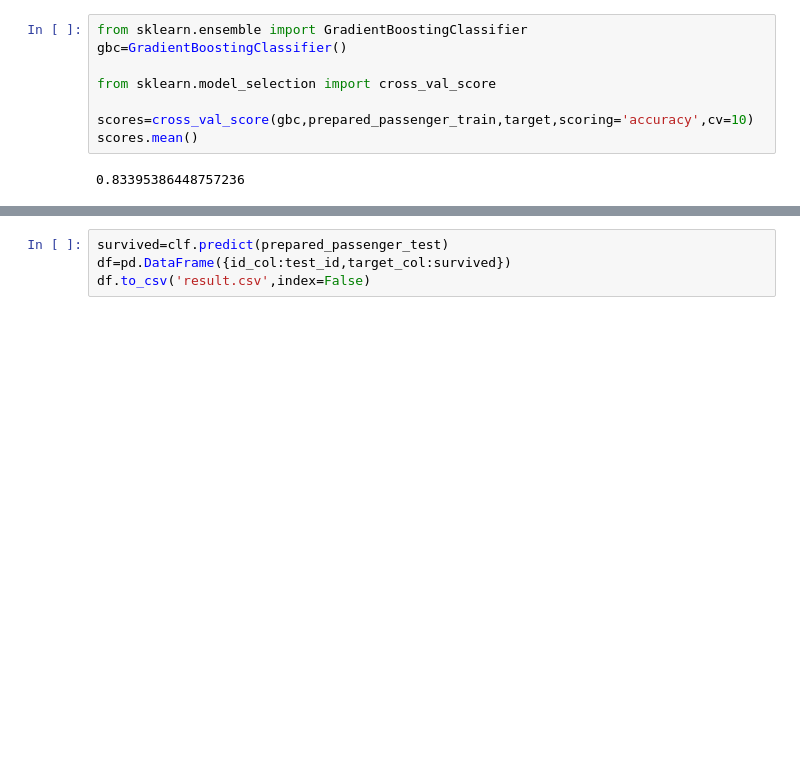
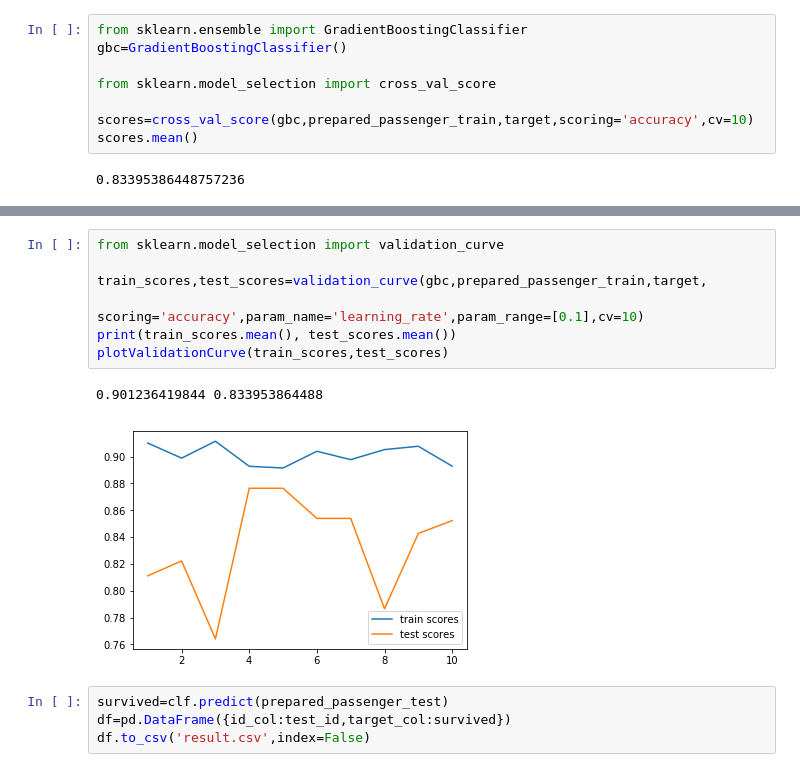
Before and after one commit to acoder1983/kaggle, a Jupyter notebook: titanic/titanic.ipynb, the cells around one changed output, grey strips where cells are left out. Cells and saved outputs as stored; diff of their text form; blank space fills up the shorter version.

```diff
--- a/titanic/titanic.ipynb
+++ b/titanic/titanic.ipynb
@@ -120,3 +159,13 @@ scores.mean()
+# %%
+from sklearn.model_selection import validation_curve
+
+train_scores,test_scores=validation_curve(gbc,prepared_passenger_train,target,
+                                          scoring='accuracy',param_name='learning_rate',param_range=[0.1],cv=10)
+print(train_scores.mean(), test_scores.mean())
+plotValidationCurve(train_scores,test_scores)
+# %% [output]
+0.901236419844 0.833953864488
+[figure, added]
 # %%
 survived=clf.predict(prepared_passenger_test)
 df=pd.DataFrame({id_col:test_id,target_col:survived})
```
Also changed, not shown: parts of 18 cells of this notebook, 1 other file.
